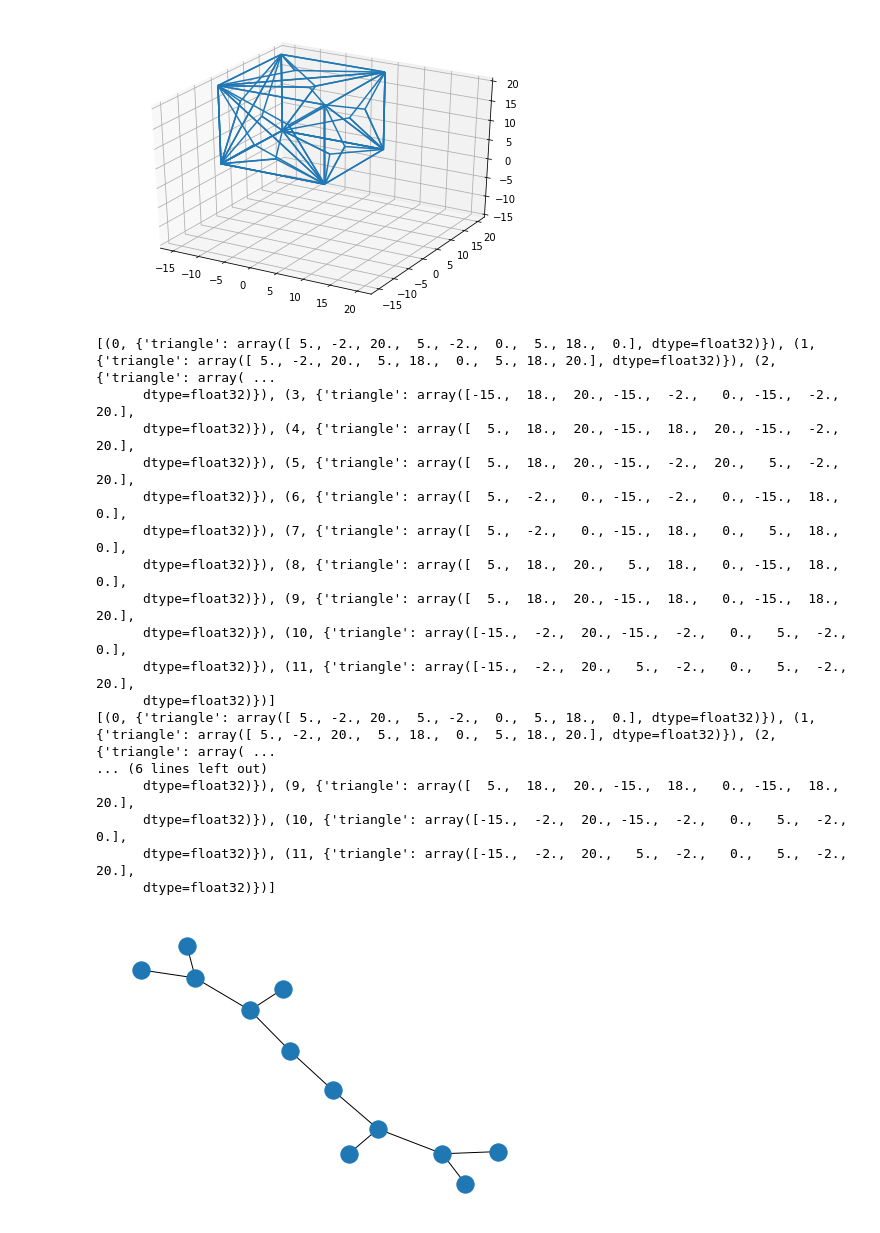
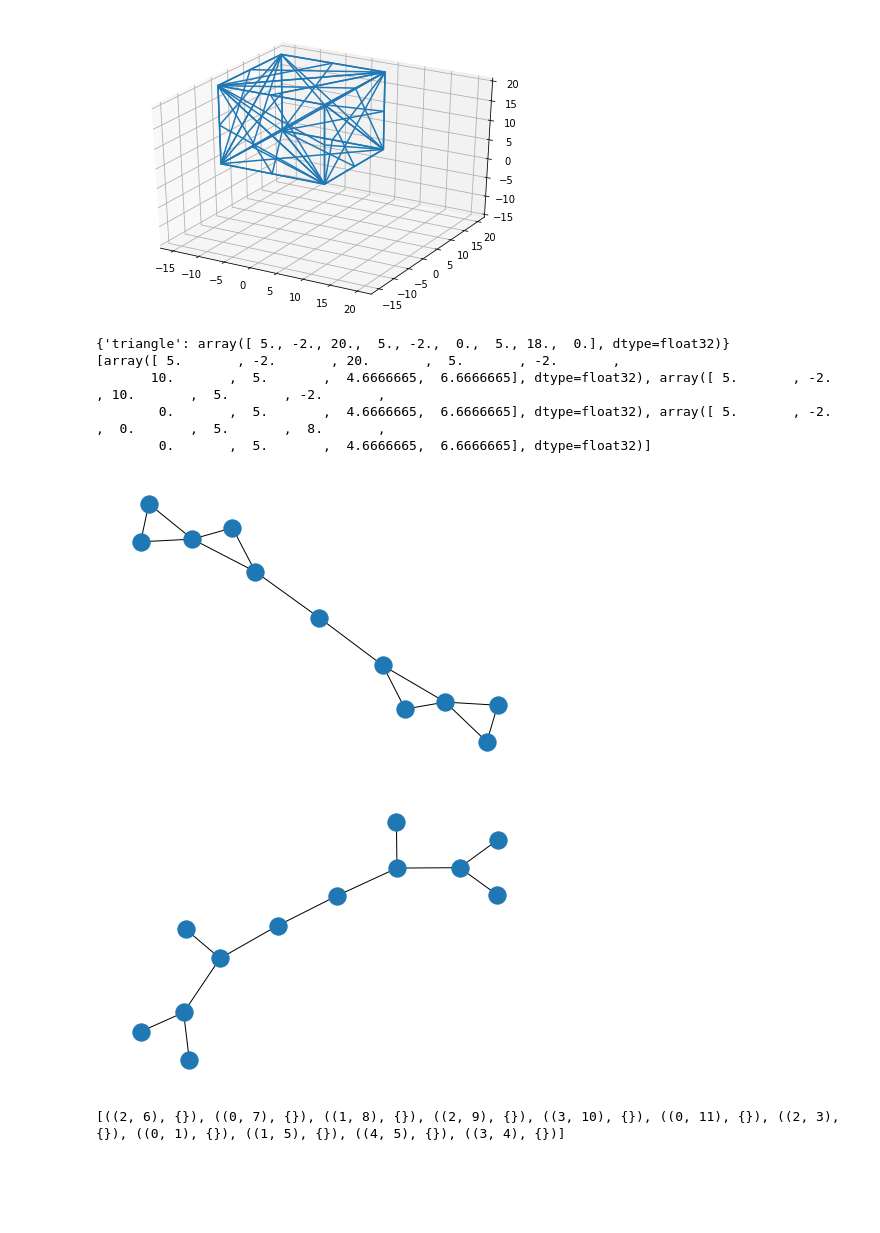
Before and after one commit to HassoPlattnerInstituteHCI/Algorithmic-Folding, a Jupyter notebook: stl-import.ipynb, the cells around one changed output. Saved outputs shown, nothing was run; the diff lists cells and outputs as text; code cells hidden in the pictures; blank space fills up the shorter version.

Commit message:
fixed the code up to the generation of a chain of triangles

```diff
--- a/stl-import.ipynb
+++ b/stl-import.ipynb
@@ -46,7 +46,7 @@ def retriangulate(triangle):
     a,b,c = triangle[:3],triangle[3:6],triangle[6:]
     d = findCenter(a,b,c)
     e,f,g = findMiddles(a,b,c)
-    return generateTriangles([[a,b,d],[a,d,c],[d,b,c]])
+    return generateTriangles([[a,e,d],[e,b,d],[b,f,d],[f,c,d],[c,g,d],[g,a,d]])
 def createMesh(p,v):
     mesh = m.Mesh(numpy.zeros(p.shape[0],dtype=m.Mesh.dtype))
     mesh.vectors = v
@@ -62,56 +62,76 @@ def plotMesh(mesh):
 def triangulate_mesh(m):
     for i, triangle in enumerate(m.points):
         p, v = retriangulate(triangle)
-        p_ = numpy.concatenate([m.points,p],)
-        v_ = numpy.concatenate([m.vectors,v],)
+        p_ = numpy.concatenate([m.points,p],) # add the new triangles
+        p_ = numpy.delete(p_,0,0) #remove the original triangle
+        v_ = numpy.concatenate([m.vectors,v],) # add the new vertices
+        v_ = numpy.delete(v_,0,0) #remove the original vertices
         m = createMesh(p_,v_)
     return m
 def graph_from_mesh(m):
     G = nx.Graph()
     for i, triangle in enumerate(m.points):
         G.add_node(i, triangle=triangle)
     for node in G.nodes.data():
         triangles = connectedTriangles(node[1]['triangle'],m)
         for triangle in triangles:
             addTriangleEdge(node,triangle,G)
     return G
 
 #load the mesh
 my_mesh = m.Mesh.from_file('cube.stl')
 
 #triangulate the mesh
 my_mesh2 = triangulate_mesh(my_mesh)
 
 #plot the mesh
 plotMesh(my_mesh2)
 
 #construct graph
 G = graph_from_mesh(my_mesh)
+print(G.nodes.data()[0])
+G2 = graph_from_mesh(my_mesh2)
 #find minimum spanning tree
 T = nx.minimum_spanning_tree(G)
-nx.draw(T)
-print (G.nodes.data())
-print (T.nodes.data())
+
+D = nx.line_graph(T)
+nx.draw(D)
+
+
+#nx.draw(T)
+
+dualgraph = []
+i = 0
+dualgraph.append(G2.nodes[0].get('triangle'))
+#if the next node on the tree
+dualgraph.append(G2.nodes[1].get('triangle'))
+dualgraph.append(G2.nodes[2].get('triangle'))
+
+print(dualgraph)
+#
+
+
+
+
+#print(G.nodes.data()[1])
+#print(G2.nodes.data()[6])
+#print(G.edges)
 
 #export STL for verification
-my_mesh.save('modified-cube.stl', mode=stl.Mode.ASCII)
+my_mesh2.save('modified-cube.stl', mode=stl.Mode.ASCII)
 # %% [output]
-[figure, old version]
+[figure, new version]
-[(0, {'triangle': array([ 5., -2., 20.,  5., -2.,  0.,  5., 18.,  0.], dtype=float32)}), (1, {'triangle': array([ 5., -2., 20.,  5., 18.,  0.,  5., 18., 20.], dtype=float32)}), (2, {'triangle': array( ...
-      dtype=float32)}), (3, {'triangle': array([-15.,  18.,  20., -15.,  -2.,   0., -15.,  -2.,  20.],
-      dtype=float32)}), (4, {'triangle': array([  5.,  18.,  20., -15.,  18.,  20., -15.,  -2.,  20.],
-      dtype=float32)}), (5, {'triangle': array([  5.,  18.,  20., -15.,  -2.,  20.,   5.,  -2.,  20.],
-      dtype=float32)}), (6, {'triangle': array([  5.,  -2.,   0., -15.,  -2.,   0., -15.,  18.,   0.],
-      dtype=float32)}), (7, {'triangle': array([  5.,  -2.,   0., -15.,  18.,   0.,   5.,  18.,   0.],
-      dtype=float32)}), (8, {'triangle': array([  5.,  18.,  20.,   5.,  18.,   0., -15.,  18.,   0.],
-      dtype=float32)}), (9, {'triangle': array([  5.,  18.,  20., -15.,  18.,   0., -15.,  18.,  20.],
-      dtype=float32)}), (10, {'triangle': array([-15.,  -2.,  20., -15.,  -2.,   0.,   5.,  -2.,   0.],
-      dtype=float32)}), (11, {'triangle': array([-15.,  -2.,  20.,   5.,  -2.,   0.,   5.,  -2.,  20.],
-      dtype=float32)})]
-[(0, {'triangle': array([ 5., -2., 20.,  5., -2.,  0.,  5., 18.,  0.], dtype=float32)}), (1, {'triangle': array([ 5., -2., 20.,  5., 18.,  0.,  5., 18., 20.], dtype=float32)}), (2, {'triangle': array( ...
-... (6 lines left out)
-      dtype=float32)}), (9, {'triangle': array([  5.,  18.,  20., -15.,  18.,   0., -15.,  18.,  20.],
-      dtype=float32)}), (10, {'triangle': array([-15.,  -2.,  20., -15.,  -2.,   0.,   5.,  -2.,   0.],
-      dtype=float32)}), (11, {'triangle': array([-15.,  -2.,  20.,   5.,  -2.,   0.,   5.,  -2.,  20.],
-      dtype=float32)})]
+{'triangle': array([ 5., -2., 20.,  5., -2.,  0.,  5., 18.,  0.], dtype=float32)}
+[array([ 5.       , -2.       , 20.       ,  5.       , -2.       ,
+       10.       ,  5.       ,  4.6666665,  6.6666665], dtype=float32), array([ 5.       , -2.       , 10.       ,  5.       , -2.       ,
+        0.       ,  5.       ,  4.6666665,  6.6666665], dtype=float32), array([ 5.       , -2.       ,  0.       ,  5.       ,  8.       ,
+        0.       ,  5.       ,  4.6666665,  6.6666665], dtype=float32)]
-[figure, old version]
+[figure, new version]
+# %%
+nx.draw(T)
+# %% [output]
+[figure, added]
+# %%
+print(D.nodes.data())
+# %% [output]
+[((2, 6), {}), ((0, 7), {}), ((1, 8), {}), ((2, 9), {}), ((3, 10), {}), ((0, 11), {}), ((2, 3), {}), ((0, 1), {}), ((1, 5), {}), ((4, 5), {}), ((3, 4), {})]
```
Also changed, not shown: 1 other file.
